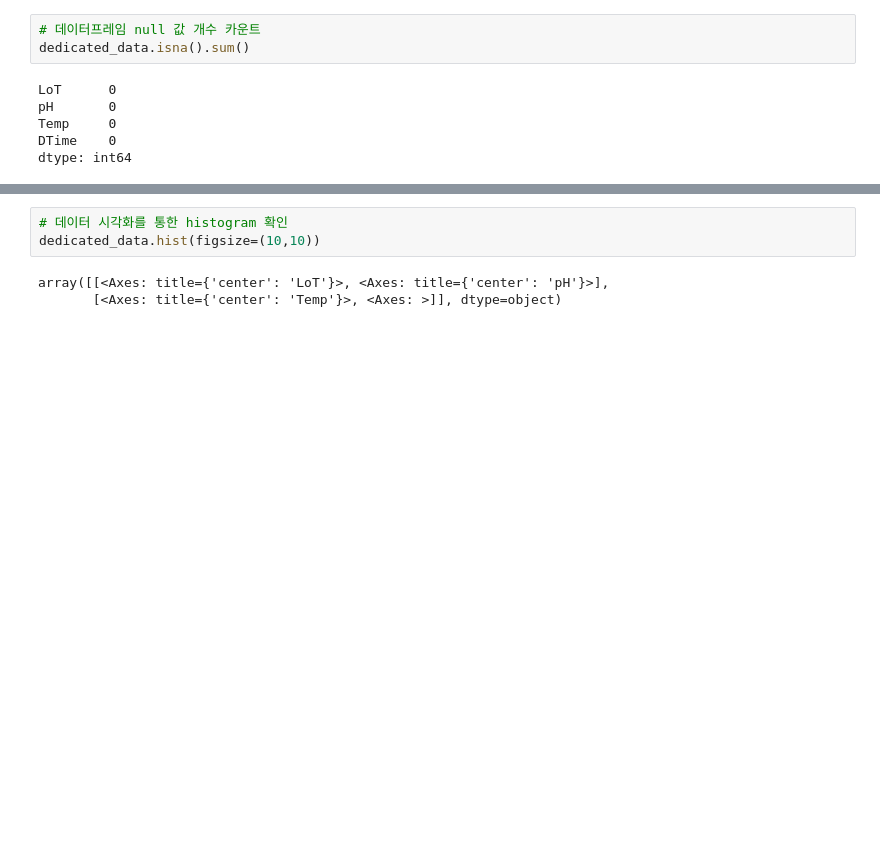
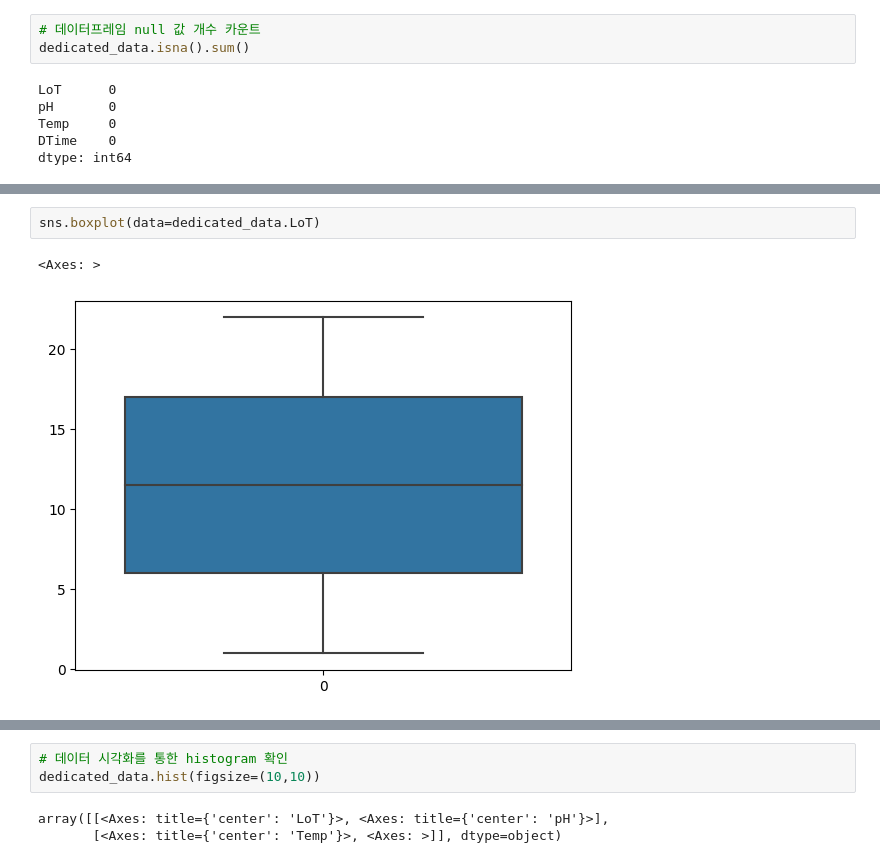
Before and after one commit to jimmynkim/DAEM, a Jupyter notebook: KAMP.ipynb, the cells around one changed output, grey strips where cells are left out. Drawn from its saved outputs; the diff is of its cells as text; blank space fills up the shorter version.

```diff
--- a/KAMP.ipynb
+++ b/KAMP.ipynb
@@ -349,0 +362,5 @@ dtype: int64
+# %%
+sns.boxplot(data=dedicated_data.LoT)
+# %% [output]
+<Axes: >
+[figure, added]
```
Also changed, not shown: parts of 20 cells of this notebook.
